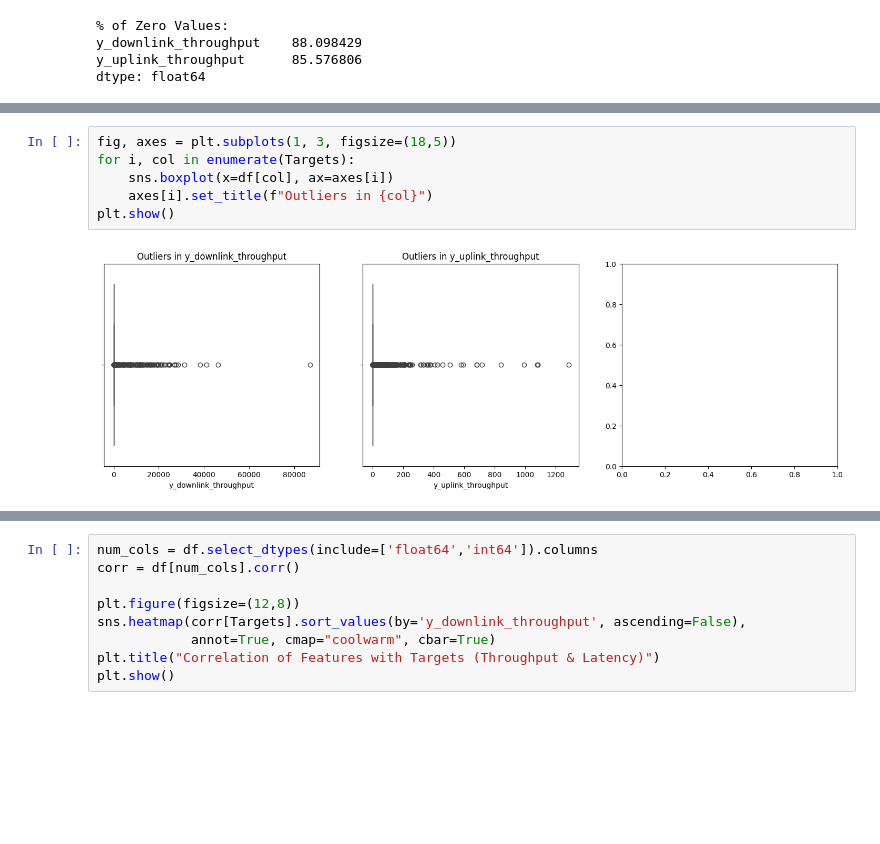
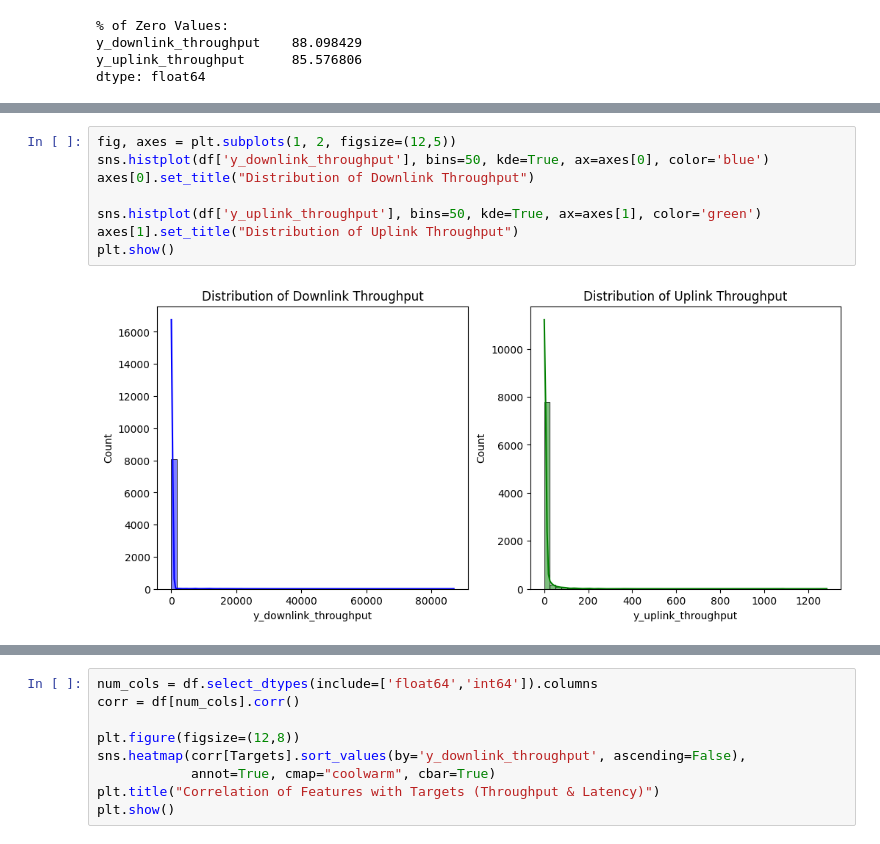
Before and after one commit to Nokia-MN-DataScience-Project/EDA, a Jupyter notebook: EDA.ipynb, the cells around one changed output, grey strips where cells are left out. Drawn from its saved outputs; the diff is of its cells as text; blank space fills up the shorter version.

Commit message:
fixed empty graphs

```diff
--- a/EDA.ipynb
+++ b/EDA.ipynb
@@ -83,13 +84,15 @@ plt.show()
 # %% [output]
 [figure]
 # %%
-fig, axes = plt.subplots(1, 3, figsize=(18,5))
-for i, col in enumerate(Targets):
-    sns.boxplot(x=df[col], ax=axes[i])
-    axes[i].set_title(f"Outliers in {col}")
+fig, axes = plt.subplots(1, 2, figsize=(12,5))
+sns.histplot(df['y_downlink_throughput'], bins=50, kde=True, ax=axes[0], color='blue')
+axes[0].set_title("Distribution of Downlink Throughput")
+
+sns.histplot(df['y_uplink_throughput'], bins=50, kde=True, ax=axes[1], color='green')
+axes[1].set_title("Distribution of Uplink Throughput")
 plt.show()
 # %% [output]
-[figure, old version]
+[figure, new version]
 # %%
 num_cols = df.select_dtypes(include=['float64','int64']).columns
 corr_matrix = df[num_cols].corr()
```
Also changed, not shown: parts of 6 cells of this notebook.
